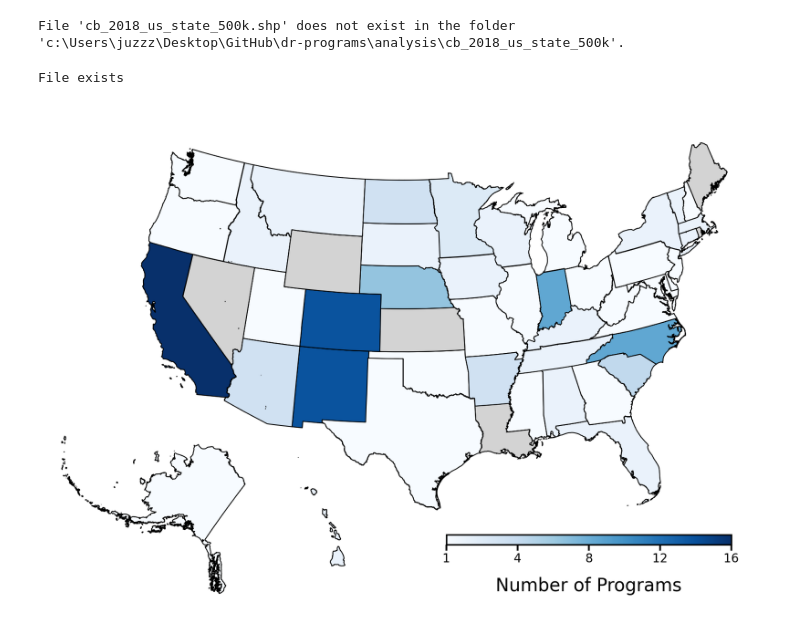
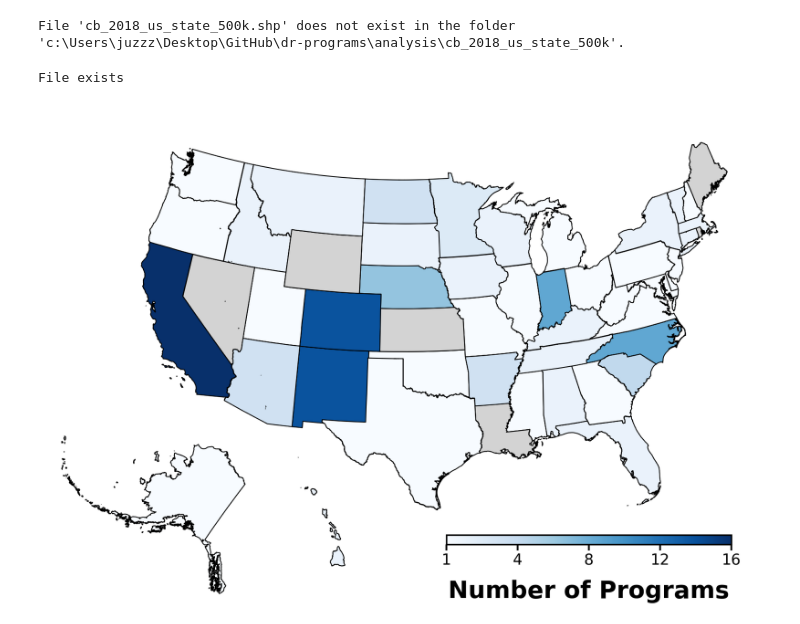
Before and after one commit to we3lab/dr-programs, a Jupyter notebook: analysis/coverage_map.ipynb, the cells around one changed output. Saved outputs shown, nothing was run; the diff lists cells and outputs as text; code cells hidden in the pictures.

```diff
--- a/analysis/coverage_map.ipynb
+++ b/analysis/coverage_map.ipynb
@@ -145,33 +145,33 @@ def create_map(data, column, title, cmap='viridis'):
     alaska = visframe[visframe['STUSPS'] == "AK"].scale(xfact=0.50, yfact=0.50, origin=(0, 0))
     alaska = alaska.translate(xoff=-470000, yoff=-3500000)
     alaska.plot(color=data[data["STUSPS"] == "AK"]["value_determined_color"].iloc[0],
                 linewidth=1.5, ax=ax, edgecolor="black")
 
     # Add Hawaii (scaled and repositioned)
     hawaii = visframe[visframe['STUSPS'] == "HI"].scale(xfact=1, yfact=1, origin=(0, 0))
     hawaii = hawaii.translate(xoff=5000000, yoff=-1500000)
     hawaii.plot(color=data[data["STUSPS"] == "HI"]["value_determined_color"].iloc[0],
                 linewidth=1.5, ax=ax, edgecolor="black")
 
     # Add a title to the map
     # ax.set_title(f"{title}", fontsize=28, y=0.95, x=0.5, fontweight="bold")
 
     # Add colorbar legend to the side
     sm = plt.cm.ScalarMappable(cmap=cmap, norm=mcolors.Normalize(vmin=vmin, vmax=vmax))
     sm._A = []
     cbar_ax = fig.add_axes([0.55, 0.13, 0.33, 0.019])
     cbar = fig.colorbar(sm, cax=cbar_ax, orientation="horizontal")
-    cbar.set_label("Number of Programs", rotation=0, labelpad=20, fontsize=30)
+    cbar.set_label("Number of Programs", rotation=0, labelpad=20, fontsize=40, fontweight="bold")
     cbar.ax.set_xticks(np.linspace(vmin, vmax, num=5))
     cbar.ax.set_xticklabels([f"{int(x)}" for x in np.linspace(vmin, vmax, num=5)])
-    cbar.ax.tick_params(labelsize=20)
+    cbar.ax.tick_params(labelsize=25)
 
 
     plt.tight_layout()
     plt.show()
 
 # Create a map showing the number of programs in each state
 create_map(merged_data, "num_programs", "Number of Programs by State", cmap="Blues")
 # %% [output]
 File exists
-[figure, old version]
+[figure, new version]
```
Also changed, not shown: 2 other files.
